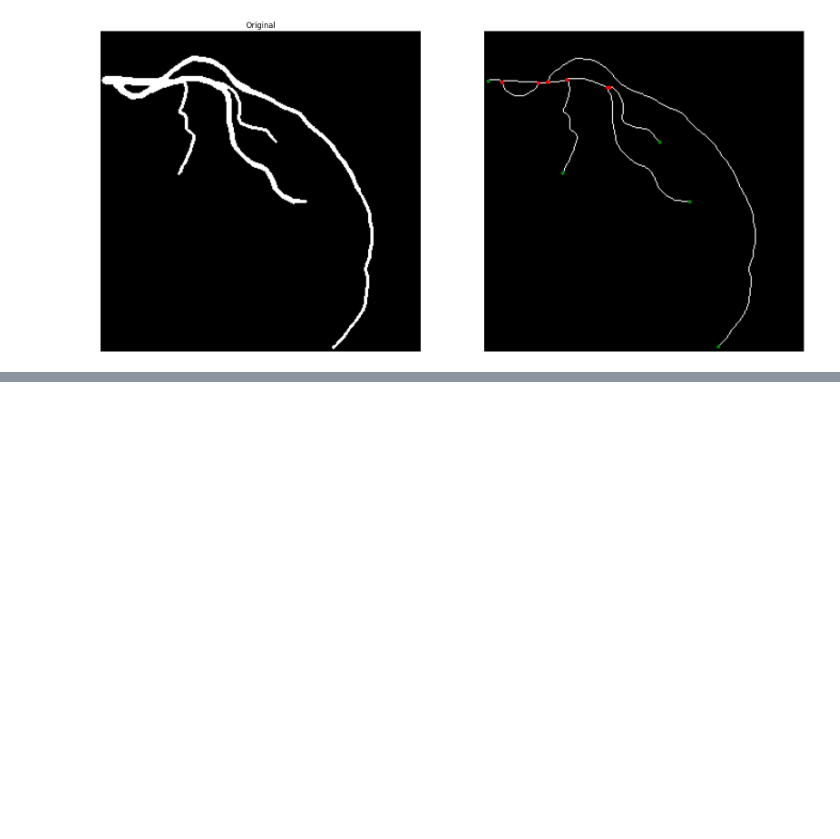
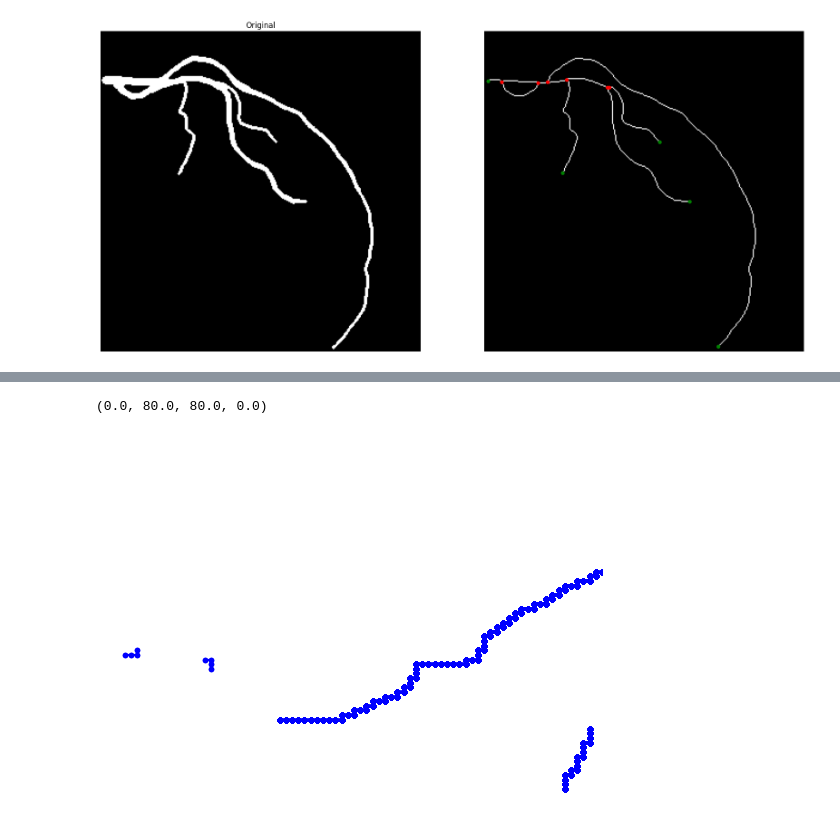
Before and after one commit to MGonza20/Proyecto01_VC_UVG, a Jupyter notebook: Problema02.ipynb, the cells around one changed output, grey strips where cells are left out. Drawn from its saved outputs; the diff is of its cells as text; code cells hidden in the pictures; blank space fills up the shorter version.

```diff
--- a/Problema02.ipynb
+++ b/Problema02.ipynb
@@ -243,0 +331,19 @@ plot(image_path)
+# %%
+# Plot the skeleton
+for (x, y) in skeleton_coords:
+    plt.plot(x, y, 'wo')  # 'wo' means white circle
+
+# Plot the paths
+for path in paths:
+    # Unpack the list of points into x and y coordinates
+    x_coords, y_coords = zip(*path)
+    plt.plot(x_coords, y_coords, 'b.-')  # 'b.-' means blue line with a dot at points
+
+# Set the limits of the plot
+plt.xlim(0, 80)
+plt.ylim(0, 80)
+plt.gca().invert_yaxis()  # Invert the y-axis so that the origin is at the top-left corner
+plt.axis('off')  # Optionally turn off the axis
+# %% [output]
+(0.0, 80.0, 80.0, 0.0)
+[figure, added]
```
Also changed, not shown: parts of 9 cells of this notebook.
